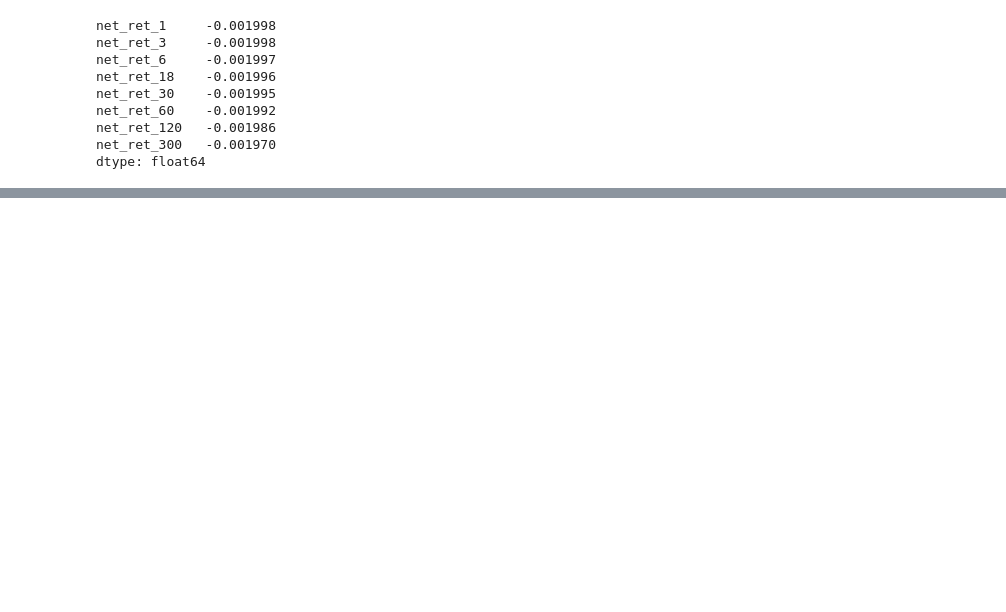
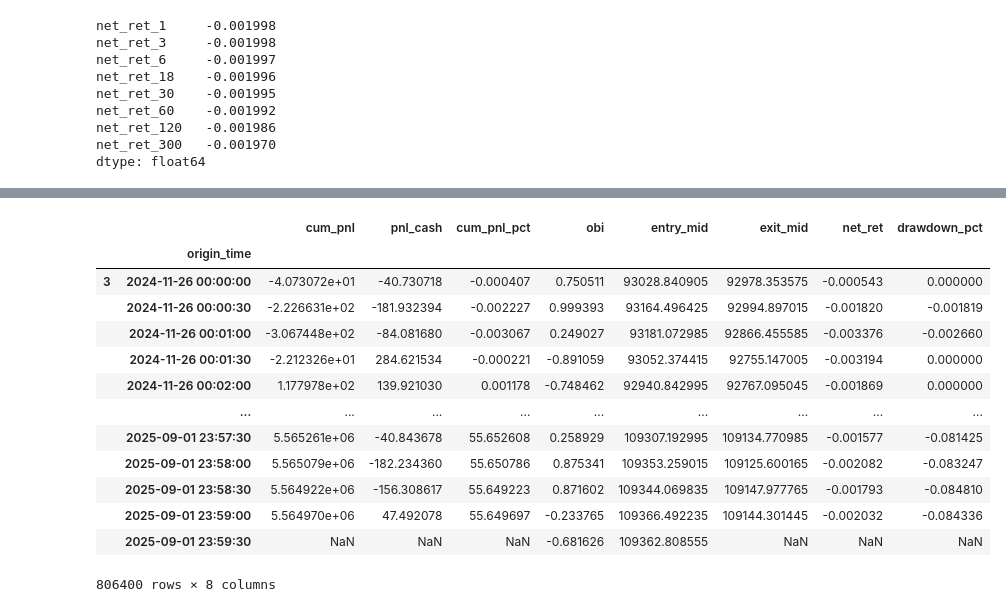
Before and after one commit to vbear97/Momentum-Strategies, a Jupyter notebook: time_series_momentum_intraday.ipynb, the cells around one changed output, grey strips where cells are left out. Saved outputs shown, nothing was run; the diff lists cells and outputs as text; code cells hidden in the pictures; blank space fills up the shorter version.

```diff
--- a/time_series_momentum_intraday.ipynb
+++ b/time_series_momentum_intraday.ipynb
@@ -299,0 +333,17 @@ pd.DataFrame(results).T
+# %%
+profit_df
+# %% [output]
+|  |  | cum_pnl | pnl_cash | cum_pnl_pct | obi | entry_mid | exit_mid | net_ret | drawdown_pct |
+|  | origin_time |  |  |  |  |  |  |  |  |
+| 3 | 2024-11-26 00:00:00 | -4.073072e+01 | -40.730718 | -0.000407 | 0.750511 | 93028.840905 | 92978.353575 | -0.000543 | 0.000000 |
+|  | 2024-11-26 00:00:30 | -2.226631e+02 | -181.932394 | -0.002227 | 0.999393 | 93164.496425 | 92994.897015 | -0.001820 | -0.001819 |
+|  | 2024-11-26 00:01:00 | -3.067448e+02 | -84.081680 | -0.003067 | 0.249027 | 93181.072985 | 92866.455585 | -0.003376 | -0.002660 |
+|  | 2024-11-26 00:01:30 | -2.212326e+01 | 284.621534 | -0.000221 | -0.891059 | 93052.374415 | 92755.147005 | -0.003194 | 0.000000 |
+|  | 2024-11-26 00:02:00 | 1.177978e+02 | 139.921030 | 0.001178 | -0.748462 | 92940.842995 | 92767.095045 | -0.001869 | 0.000000 |
+|  | ... | ... | ... | ... | ... | ... | ... | ... | ... |
+|  | 2025-09-01 23:57:30 | 5.565261e+06 | -40.843678 | 55.652608 | 0.258929 | 109307.192995 | 109134.770985 | -0.001577 | -0.081425 |
+|  | 2025-09-01 23:58:00 | 5.565079e+06 | -182.234360 | 55.650786 | 0.875341 | 109353.259015 | 109125.600165 | -0.002082 | -0.083247 |
+|  | 2025-09-01 23:58:30 | 5.564922e+06 | -156.308617 | 55.649223 | 0.871602 | 109344.069835 | 109147.977765 | -0.001793 | -0.084810 |
+|  | 2025-09-01 23:59:00 | 5.564970e+06 | 47.492078 | 55.649697 | -0.233765 | 109366.492235 | 109144.301445 | -0.002032 | -0.084336 |
+|  | 2025-09-01 23:59:30 | NaN | NaN | NaN | -0.681626 | 109362.808555 | NaN | NaN | NaN |
+806400 rows × 8 columns
```
Also changed, not shown: parts of 21 cells of this notebook.
